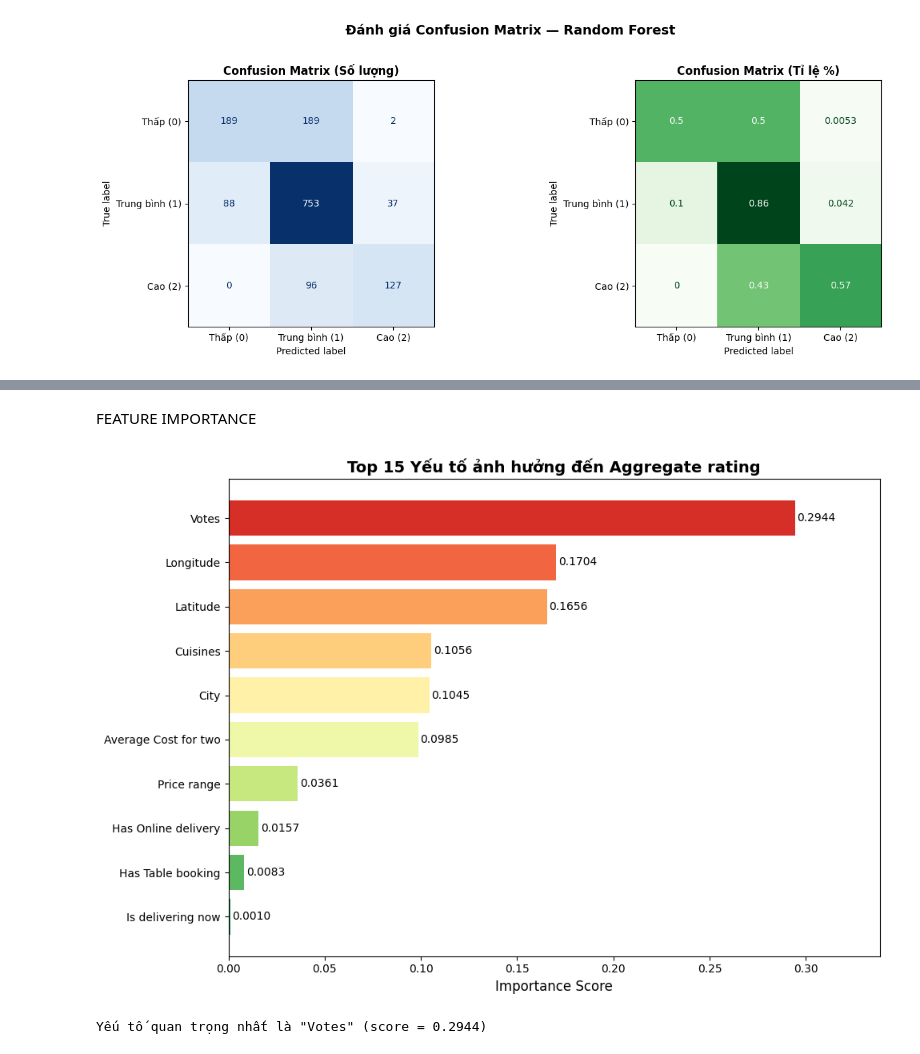
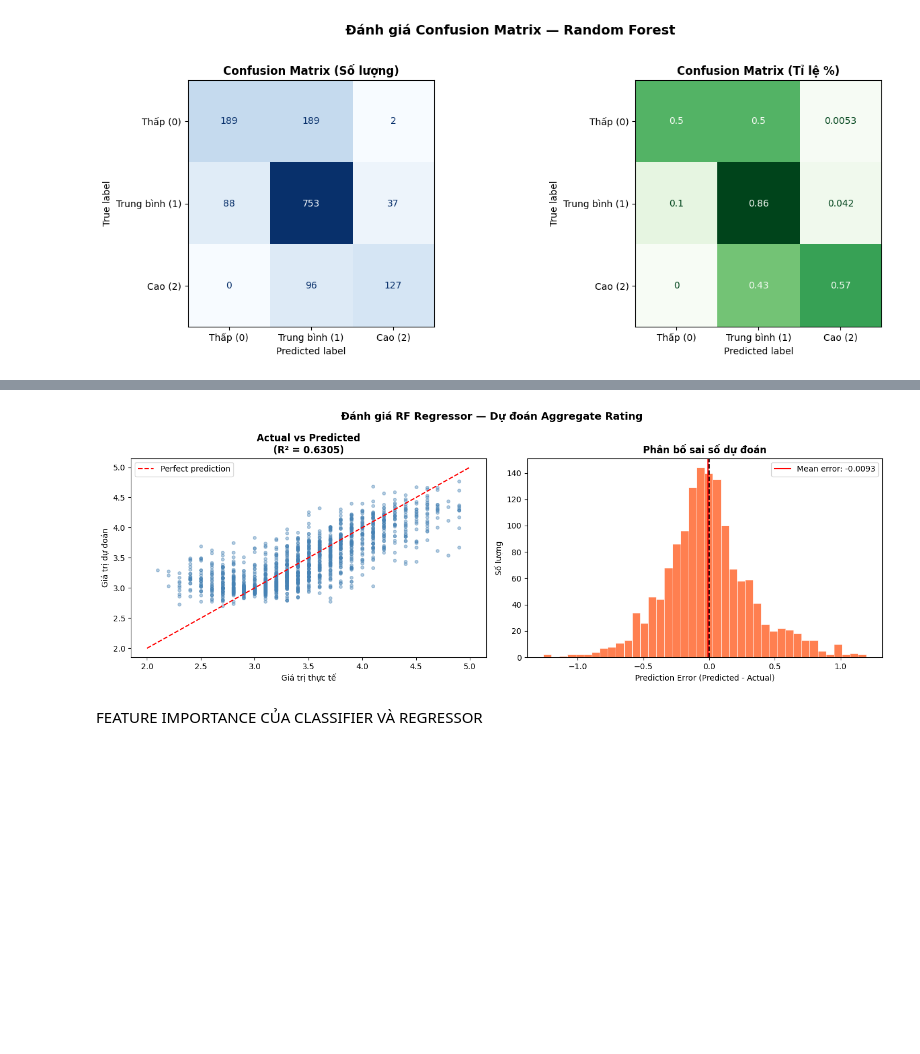
Before and after one commit to rahien123/Restaraunt-Rating-Prediction-, a Jupyter notebook: notebooks/model_trainning_RF.ipynb, the cells around one changed output, grey strips where cells are left out. Cells and saved outputs as stored; diff of their text form; code cells hidden in the pictures; blank space fills up the shorter version.

Commit message:
feat: classifier and regressor xgboost, random forest

```diff
--- a/notebooks/model_trainning_RF.ipynb
+++ b/notebooks/model_trainning_RF.ipynb
@@ -184,0 +194,8 @@ plt.show()
+# %%
+rf_model_r = RandomForestRegressor(
+    n_estimators=200,
+    random_state=42
+)
+
+rf_model_r.fit(X_train_r, y_train_r)
+print('Huấn luyện random forest regressor hoàn tất!')
@@ -184,0 +206,11 @@ plt.show()
+# %%
+y_pred_r = rf_model_r.predict(X_valid_r)
+
+mae = mean_absolute_error(y_valid_r, y_pred_r)
+rmse = np.sqrt(mean_squared_error(y_valid_r, y_pred_r))
+r2 = r2_score(y_valid_r, y_pred_r)
+
+print(f'Mean Abs Error (MAE)  : {mae:.4f}')
+print(f'Root Mean Sq E (RMSE) : {rmse:.4f}')
+print(f'R-squared      (R²)   : {r2:.4f}')
+print(f'\nÝ nghĩa: Trung bình dự đoán sai lệch ±{mae:.3f} điểm so với thực tế')
@@ -185,2 +240,31 @@ plt.show()
+# %%
+# Visualize: Actual vs Predicted
+fig, axes = plt.subplots(1, 2, figsize=(14, 5))
+
+# Scatter: Actual vs Predicted
+axes[0].scatter(y_valid_r, y_pred_r, alpha=0.4, color='steelblue', s=15)
+lims = [min(y_valid_r.min(), y_pred_r.min()) - 0.1,
+        max(y_valid_r.max(), y_pred_r.max()) + 0.1]
+axes[0].plot(lims, lims, 'r--', linewidth=1.5, label='Perfect prediction')
+axes[0].set_xlabel('Giá trị thực tế')
+axes[0].set_ylabel('Giá trị dự đoán')
+axes[0].set_title(f'Actual vs Predicted\n(R² = {r2:.4f})', fontweight='bold')
+axes[0].legend()
+
+# Histogram of errors
+errors = y_pred_r - y_valid_r.values
+axes[1].hist(errors, bins=40, color='coral', edgecolor='white', linewidth=0.5)
+axes[1].axvline(0, color='black', linestyle='--', linewidth=1.5)
+axes[1].axvline(errors.mean(), color='red', linestyle='-', linewidth=1.5, label=f'Mean error: {errors.mean():.4f}')
+axes[1].set_xlabel('Prediction Error (Predicted - Actual)')
+axes[1].set_ylabel('Số lượng')
+axes[1].set_title('Phân bố sai số dự đoán', fontweight='bold')
+axes[1].legend()
+
+plt.suptitle('Đánh giá RF Regressor — Dự đoán Aggregate Rating', fontsize=13, fontweight='bold')
+plt.tight_layout()
+plt.show()
+# %% [output]
+[figure, added]
 # %% [markdown]
-FEATURE IMPORTANCE
+FEATURE IMPORTANCE CỦA CLASSIFIER VÀ REGRESSOR
@@ -197,24 +270,0 @@ feat_df = feat_df.sort_values(by='Importance', ascending=False)
-# %%
-# Visualize
-top15 = feat_df.head(15)
-
-fig, ax = plt.subplots(figsize=(10, 7))
-
-colors = plt.cm.RdYlGn_r(np.linspace(0.1, 0.9, len(top15)))
-bars = ax.barh(top15['Feature'][::-1], top15['Importance'][::-1], color=colors)
-
-for bar, val in zip(bars, top15['Importance'][::-1]):
-    ax.text(bar.get_width() + 0.001, bar.get_y() + bar.get_height()/2,
-            f'{val:.4f}', va='center', fontsize=10)
-
-ax.set_xlabel('Importance Score', fontsize=12)
-ax.set_title('Top 15 Yếu tố ảnh hưởng đến Aggregate rating', fontsize=14, fontweight='bold')
-ax.set_xlim(0, top15['Importance'].max() * 1.15)
-plt.tight_layout()
-plt.show()
-
-print(f'Yếu tố quan trọng nhất là "{feat_df.iloc[0]["Feature"]}" '
-      f'(score = {feat_df.iloc[0]["Importance"]:.4f})')
-# %% [output]
-[figure, removed]
-Yếu tố quan trọng nhất là "Votes" (score = 0.2944)
```
Also changed, not shown: parts of 16 cells of this notebook, 1 other file.
